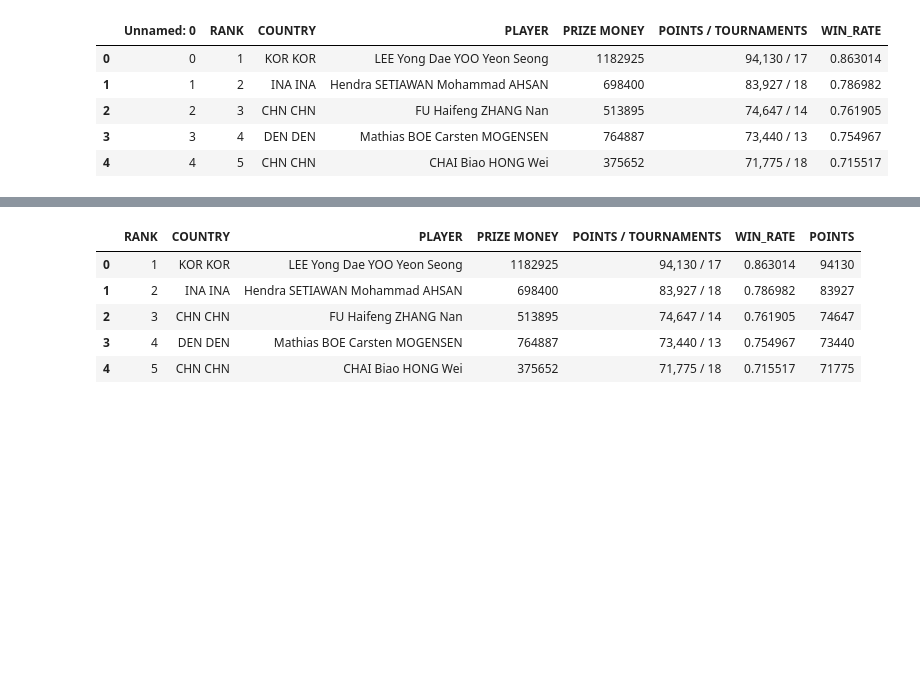
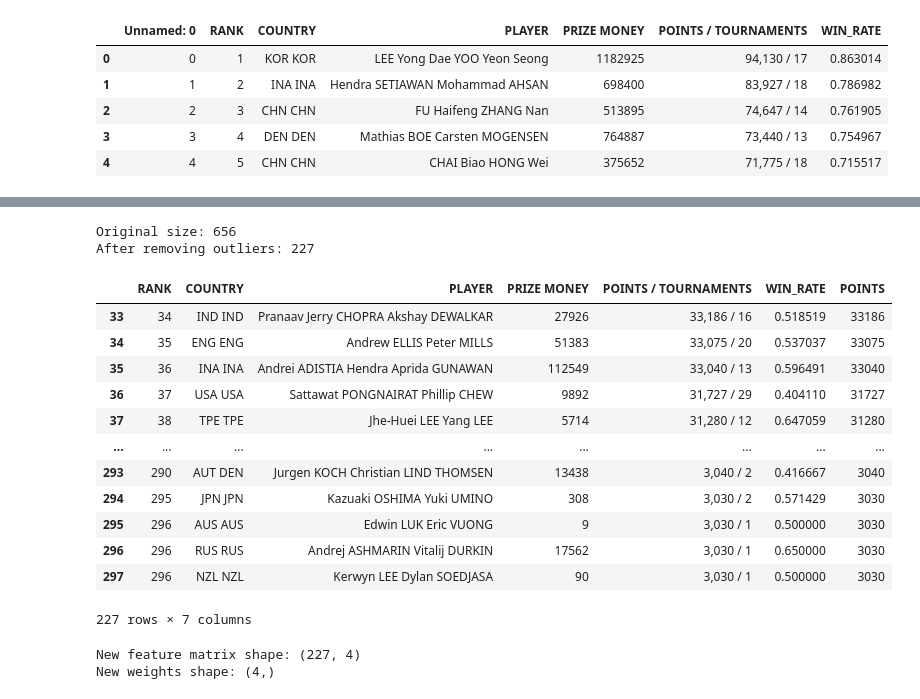
Before and after one commit to AshutoshRegmi/Badminton, a Jupyter notebook: badminton.ipynb, the cells around one changed output, grey strips where cells are left out. Saved outputs shown, nothing was run; the diff lists cells and outputs as text; code cells hidden in the pictures; blank space fills up the shorter version.

```diff
--- a/badminton.ipynb
+++ b/badminton.ipynb
@@ -147,12 +147,66 @@ df.head()
 | 4 | 4 | 5 | CHN CHN | CHAI Biao HONG Wei | 375652 | 71,775 / 18 | 0.715517 | 71775 |
 # %%
 df.drop('Unnamed: 0', axis=1, inplace=True)
-# %%
-df.head()
-# %% [output]
-|  | RANK | COUNTRY | PLAYER | PRIZE MONEY | POINTS / TOURNAMENTS | WIN_RATE | POINTS |
-| 0 | 1 | KOR KOR | LEE Yong Dae YOO Yeon Seong | 1182925 | 94,130 / 17 | 0.863014 | 94130 |
-| 1 | 2 | INA INA | Hendra SETIAWAN Mohammad AHSAN | 698400 | 83,927 / 18 | 0.786982 | 83927 |
-| 2 | 3 | CHN CHN | FU Haifeng ZHANG Nan | 513895 | 74,647 / 14 | 0.761905 | 74647 |
-| 3 | 4 | DEN DEN | Mathias BOE Carsten MOGENSEN | 764887 | 73,440 / 13 | 0.754967 | 73440 |
-| 4 | 5 | CHN CHN | CHAI Biao HONG Wei | 375652 | 71,775 / 18 | 0.715517 | 71775 |
+# %%
+mask = df['PRIZE MONEY'] > 0
+df_clean = df[mask].copy()
+# Remove extreme ranks (keep only top 300 players)
+mask1 = (df_clean['RANK'] >= 1) & (df_clean['RANK'] <= 300)
+
+# Remove outliers based on percentiles for other features
+# Remove bottom/top 5% of WIN_RATE
+win_rate_lower = np.percentile(df_clean['WIN_RATE'], 5)
+win_rate_upper = np.percentile(df_clean['WIN_RATE'], 95)
+mask2 = (df_clean['WIN_RATE'] >= win_rate_lower) & (df_clean['WIN_RATE'] <= win_rate_upper)
+
+# Remove bottom/top 5% of POINTS
+points_lower = np.percentile(df_clean['POINTS'], 5)
+points_upper = np.percentile(df_clean['POINTS'], 95)
+mask3 = (df_clean['POINTS'] >= points_lower) & (df_clean['POINTS'] <= points_upper)
+
+# Combine all masks
+df_ultra_clean = df_clean[mask1 & mask2 & mask3].copy()
+
+print(f"Original size: {len(df_clean)}")
+print(f"After removing outliers: {len(df_ultra_clean)}")
+# %% [output]
+Original size: 656
+After removing outliers: 227
+# %%
+df_ultra_clean.head(500)
+# %% [output]
+|  | RANK | COUNTRY | PLAYER | PRIZE MONEY | POINTS / TOURNAMENTS | WIN_RATE | POINTS |
+| 33 | 34 | IND IND | Pranaav Jerry CHOPRA Akshay DEWALKAR | 27926 | 33,186 / 16 | 0.518519 | 33186 |
+| 34 | 35 | ENG ENG | Andrew ELLIS Peter MILLS | 51383 | 33,075 / 20 | 0.537037 | 33075 |
+| 35 | 36 | INA INA | Andrei ADISTIA Hendra Aprida GUNAWAN | 112549 | 33,040 / 13 | 0.596491 | 33040 |
+| 36 | 37 | USA USA | Sattawat PONGNAIRAT Phillip CHEW | 9892 | 31,727 / 29 | 0.404110 | 31727 |
+| 37 | 38 | TPE TPE | Jhe-Huei LEE Yang LEE | 5714 | 31,280 / 12 | 0.647059 | 31280 |
+| ... | ... | ... | ... | ... | ... | ... | ... |
+| 293 | 290 | AUT DEN | Jurgen KOCH Christian LIND THOMSEN | 13438 | 3,040 / 2 | 0.416667 | 3040 |
+| 294 | 295 | JPN JPN | Kazuaki OSHIMA Yuki UMINO | 308 | 3,030 / 2 | 0.571429 | 3030 |
+| 295 | 296 | AUS AUS | Edwin LUK Eric VUONG | 9 | 3,030 / 1 | 0.500000 | 3030 |
+| 296 | 296 | RUS RUS | Andrej ASHMARIN Vitalij DURKIN | 17562 | 3,030 / 1 | 0.650000 | 3030 |
+| 297 | 296 | NZL NZL | Kerwyn LEE Dylan SOEDJASA | 90 | 3,030 / 1 | 0.500000 | 3030 |
+227 rows × 7 columns
+# %%
+# Use all your cleaned features
+X = df_ultra_clean[['PRIZE MONEY', 'WIN_RATE', 'POINTS']].values
+y = df_ultra_clean['RANK'].values
+
+# Scale everything to similar ranges (0-1)
+X[:, 0] = X[:, 0] / np.max(X[:, 0])  # prize money to 0-1
+X[:, 1] = X[:, 1]                    # win rate already 0-1
+X[:, 2] = X[:, 2] / np.max(X[:, 2])  # points to 0-1
+
+# Add bias column
+X = np.column_stack([np.ones(len(X)), X])  # now 4 columns
+
+# Reset weights for 4 features (bias + 3 features)
+np.random.seed(42)
+weights = np.random.normal(0, 0.01, 4)
+
+print(f"New feature matrix shape: {X.shape}")
+print(f"New weights shape: {weights.shape}")
+# %% [output]
+New feature matrix shape: (227, 4)
+New weights shape: (4,)
```
Also changed, not shown: parts of 2 cells of this notebook.
